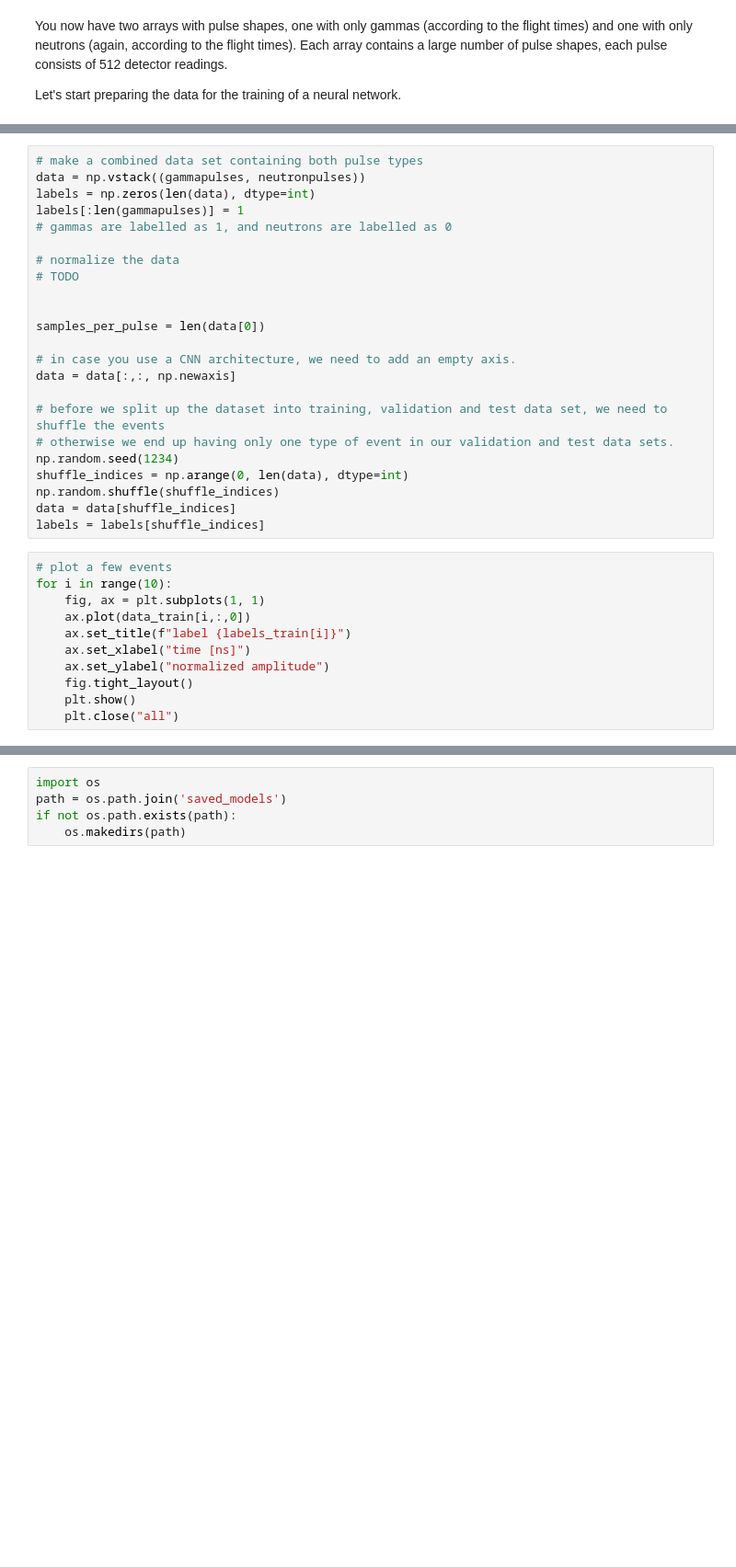
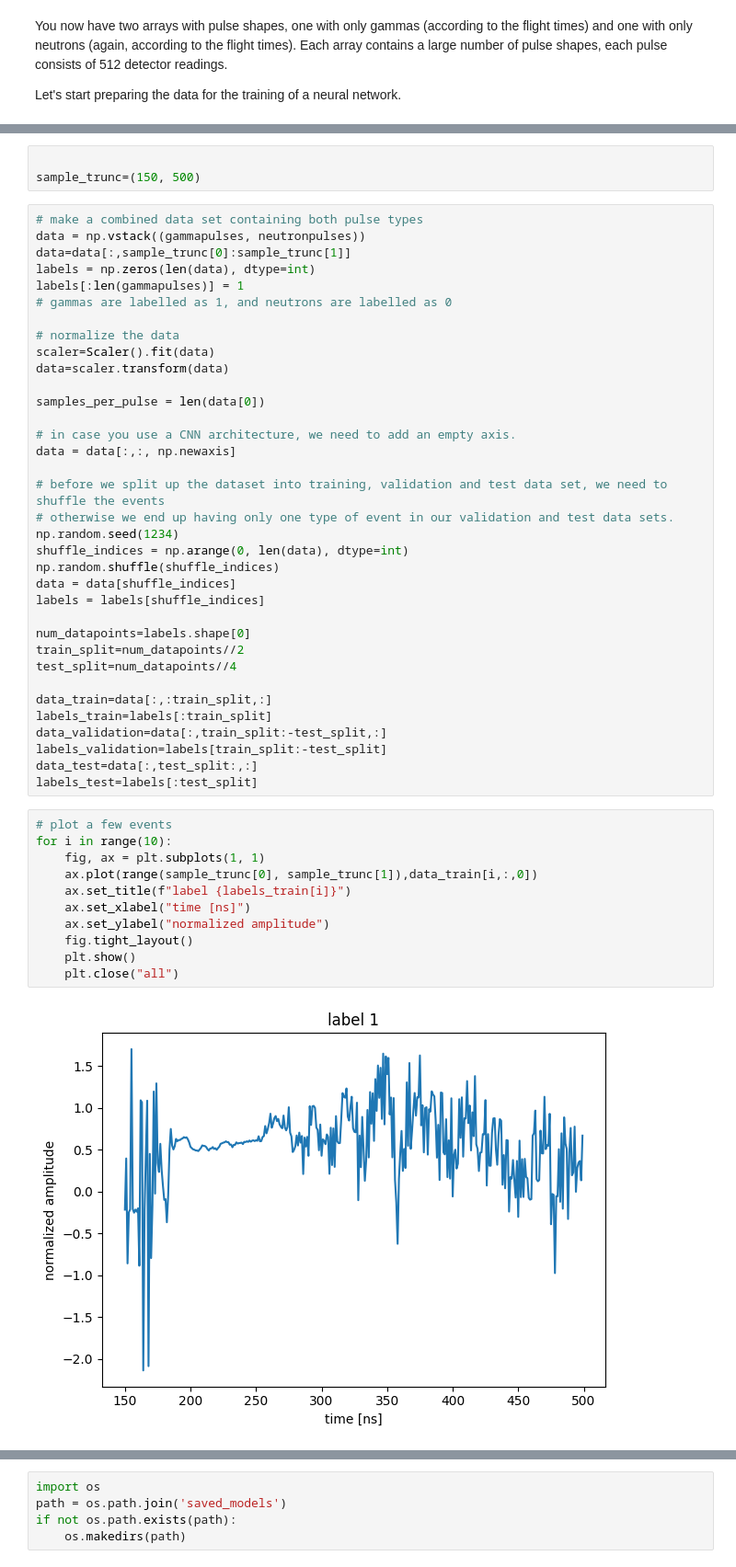
Before and after one commit to Abbta/adlfpae, a Jupyter notebook: Exercise_13_Pulse_Form_Discrimination.ipynb, the cells around one changed output, grey strips where cells are left out. Shown at 92% size. Cells and saved outputs as stored; diff of their text form; blank space fills up the shorter version.

```diff
--- a/Exercise_13_Pulse_Form_Discrimination.ipynb
+++ b/Exercise_13_Pulse_Form_Discrimination.ipynb
@@ -103,13 +138,17 @@ Let's start preparing the data for the training of a neural network.
+# %%
+
+sample_trunc=(150, 500)
 # %%
 # make a combined data set containing both pulse types
 data = np.vstack((gammapulses, neutronpulses))
+data=data[:,sample_trunc[0]:sample_trunc[1]]
 labels = np.zeros(len(data), dtype=int)
 labels[:len(gammapulses)] = 1
 # gammas are labelled as 1, and neutrons are labelled as 0
 
 # normalize the data
-# TODO
-
+scaler=Scaler().fit(data)
+data=scaler.transform(data)
 
 samples_per_pulse = len(data[0])
 
@@ -123,14 +162,27 @@ shuffle_indices = np.arange(0, len(data), dtype=int)
 np.random.shuffle(shuffle_indices)
 data = data[shuffle_indices]
 labels = labels[shuffle_indices]
+
+num_datapoints=labels.shape[0]
+train_split=num_datapoints//2
+test_split=num_datapoints//4
+
+data_train=data[:,:train_split,:]
+labels_train=labels[:train_split]
+data_validation=data[:,train_split:-test_split,:]
+labels_validation=labels[train_split:-test_split]
+data_test=data[:,test_split:,:]
+labels_test=labels[:test_split]
 # %%
 # plot a few events
 for i in range(10):
     fig, ax = plt.subplots(1, 1)
-    ax.plot(data_train[i,:,0])
+    ax.plot(range(sample_trunc[0], sample_trunc[1]),data_train[i,:,0])
     ax.set_title(f"label {labels_train[i]}")
     ax.set_xlabel("time [ns]")
     ax.set_ylabel("normalized amplitude")
     fig.tight_layout()
     plt.show()
     plt.close("all")
+# %% [output]
+[figure, added]
```
Also changed, not shown: parts of 10 cells of this notebook.
